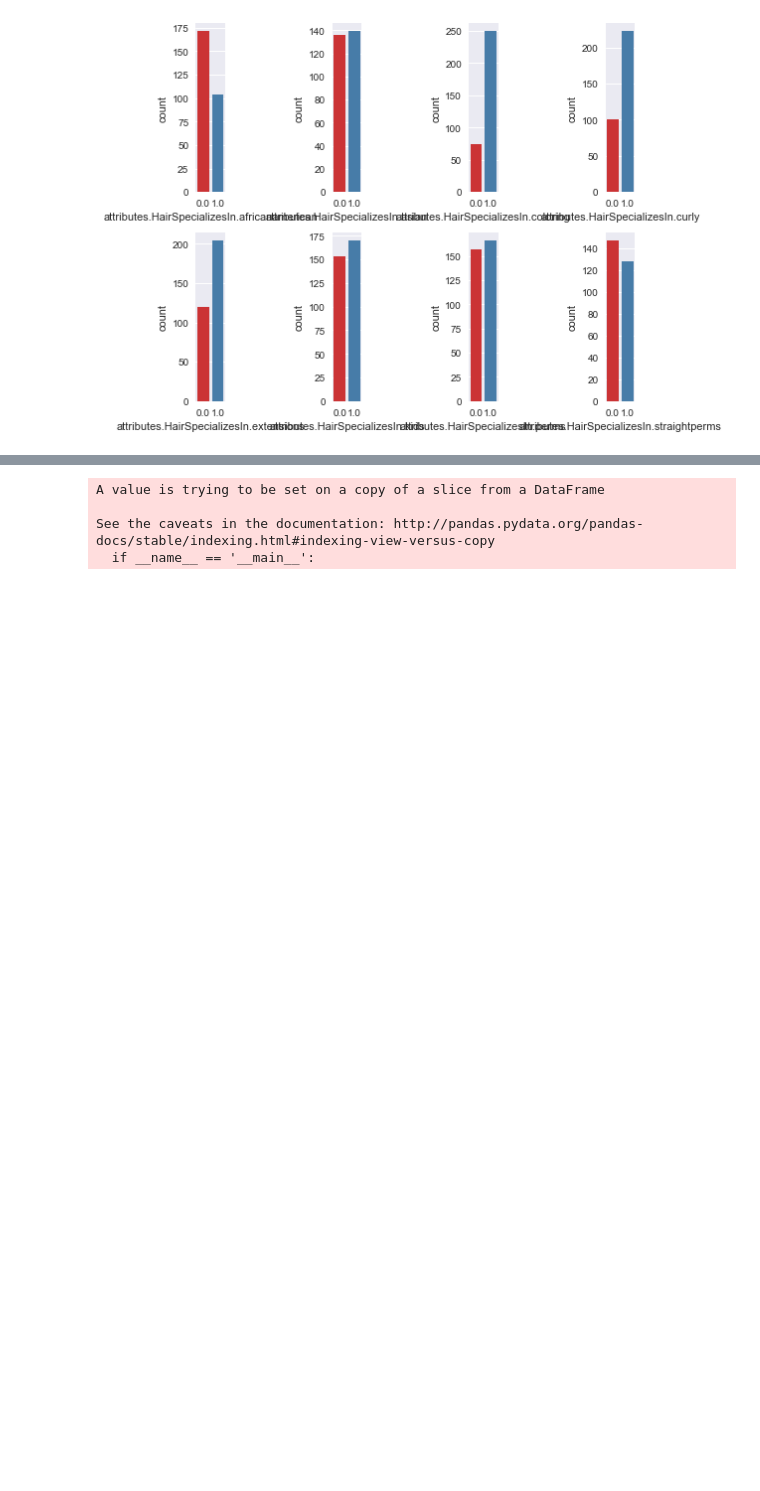
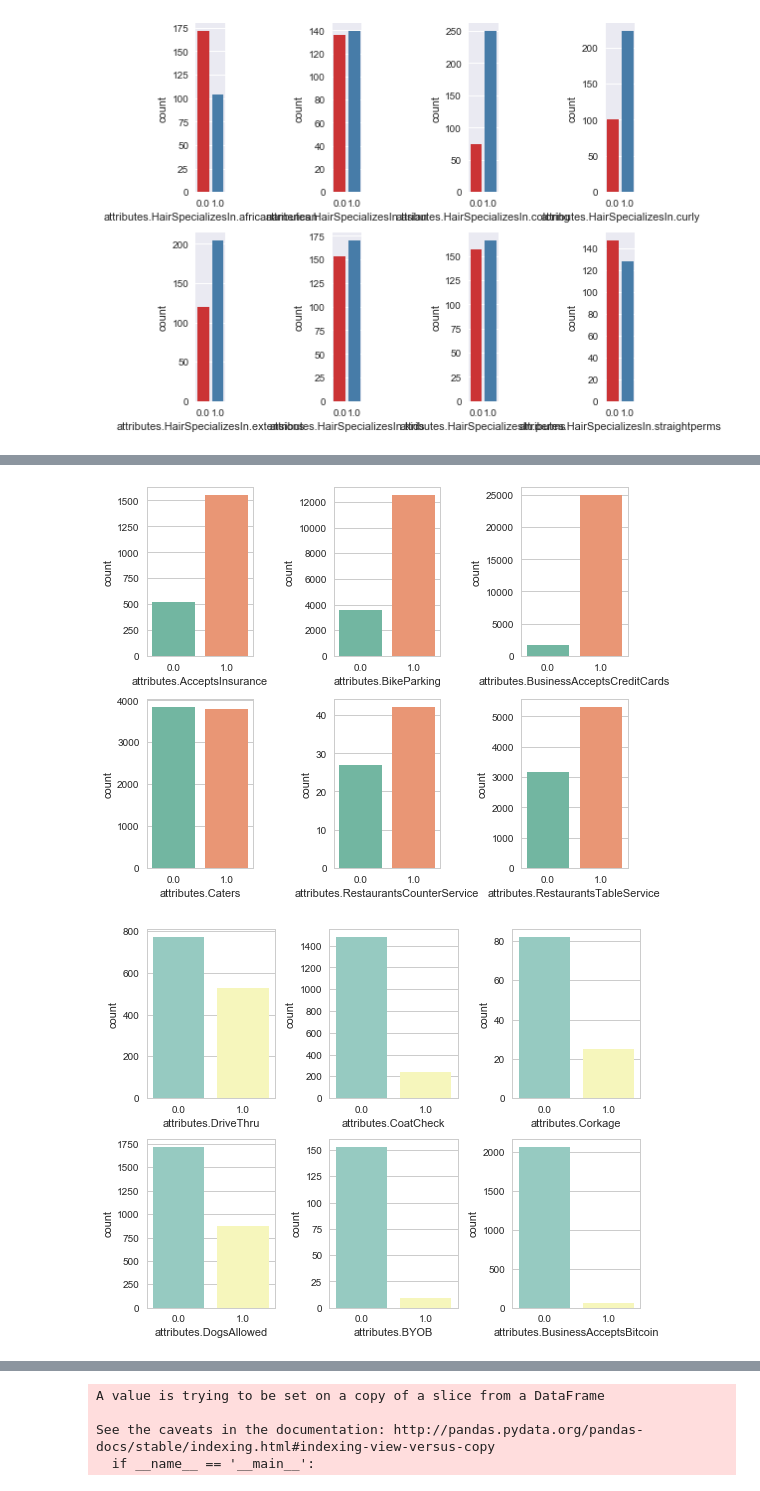
Before and after one commit to sanjames/DataProjects, a Jupyter notebook: Yelp Dataset-EDA-SJ.ipynb, the cells around one changed output, grey strips where cells are left out. Saved outputs shown, nothing was run; the diff lists cells and outputs as text; code cells hidden in the pictures; blank space fills up the shorter version.

```diff
--- a/Yelp Dataset-EDA-SJ.ipynb
+++ b/Yelp Dataset-EDA-SJ.ipynb
@@ -890,0 +941,17 @@ sns.countplot(yelp_attr['attributes.Ambience.casual'])
+# %%
+fig, ax =plt.subplots(2, 3, figsize=(8,6))
+for i in range(2):
+    for j in range(3):
+        sns.countplot(yelp_attr[alist[0]], ax=ax[i,j], palette="Set1")
+        del alist[0]
+fig.tight_layout()
+
+fig, ax =plt.subplots(2, 3, figsize=(8,6))
+for i in range(2):
+    for j in range(3):
+        sns.countplot(yelp_attr[alist1[0]], ax=ax[i,j], palette="Set3")
+        del alist1[0]
+fig.tight_layout()
+# %% [output]
+[figure, added]
+[figure, added]
```
Also changed, not shown: parts of 71 cells of this notebook.
